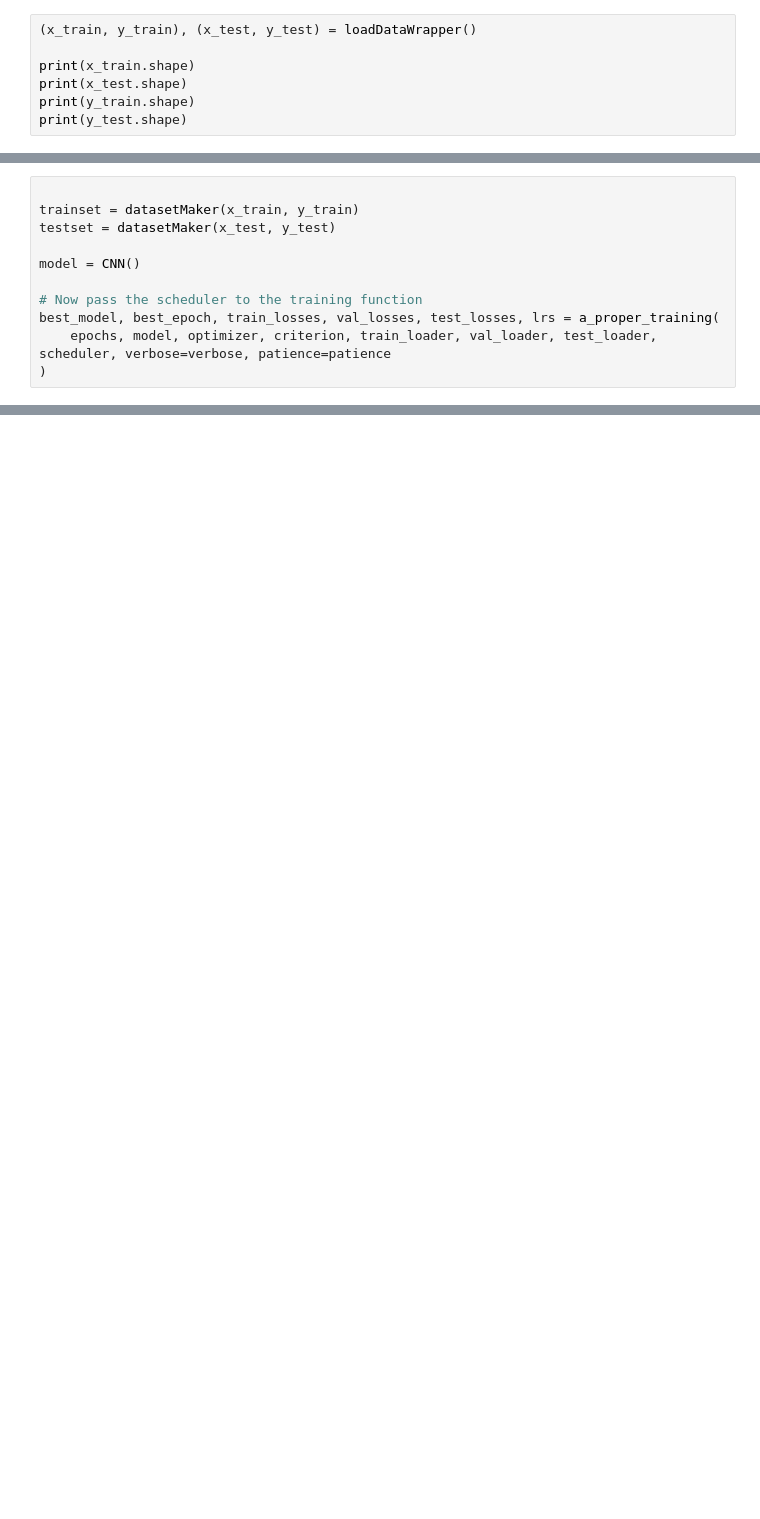
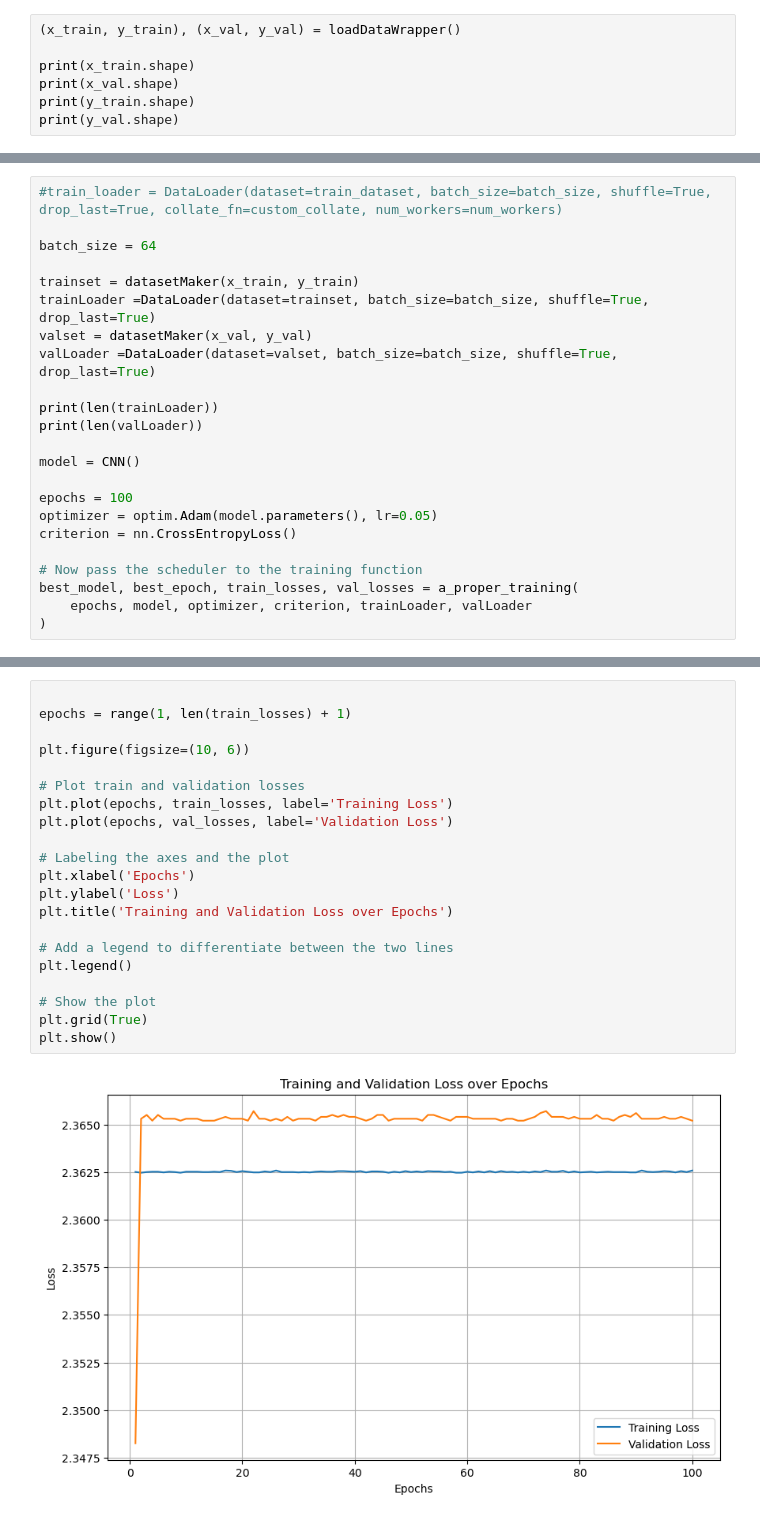
Before and after one commit to williamswe123/MNIST, a Jupyter notebook: TrainModel.ipynb, the cells around one changed output, grey strips where cells are left out. Cells and saved outputs as stored; diff of their text form; blank space fills up the shorter version.

```diff
--- a/TrainModel.ipynb
+++ b/TrainModel.ipynb
@@ -9,10 +13,10 @@ import copy
 
 from MNIST_loader import loadDataWrapper
 # %%
-(x_train, y_train), (x_test, y_test) = loadDataWrapper()
+(x_train, y_train), (x_val, y_val) = loadDataWrapper()
 
 print(x_train.shape)
-print(x_test.shape)
+print(x_val.shape)
 print(y_train.shape)
-print(y_test.shape)
+print(y_val.shape)
 # %% [output]
@@ -127,11 +136,23 @@ NameError: name 'nn' is not defined
 # %%
+#train_loader = DataLoader(dataset=train_dataset, batch_size=batch_size, shuffle=True, drop_last=True, collate_fn=custom_collate, num_workers=num_workers)
+
+batch_size = 64
 
 trainset = datasetMaker(x_train, y_train)
-testset = datasetMaker(x_test, y_test)
+trainLoader =DataLoader(dataset=trainset, batch_size=batch_size, shuffle=True, drop_last=True)
+valset = datasetMaker(x_val, y_val)
+valLoader =DataLoader(dataset=valset, batch_size=batch_size, shuffle=True, drop_last=True)
+
+print(len(trainLoader))
+print(len(valLoader))
 
 model = CNN()
 
+epochs = 100
+optimizer = optim.Adam(model.parameters(), lr=0.05)
+criterion = nn.CrossEntropyLoss()
+
 # Now pass the scheduler to the training function
-best_model, best_epoch, train_losses, val_losses, test_losses, lrs = a_proper_training(
-    epochs, model, optimizer, criterion, train_loader, val_loader, test_loader, scheduler, verbose=verbose, patience=patience
+best_model, best_epoch, train_losses, val_losses = a_proper_training(
+    epochs, model, optimizer, criterion, trainLoader, valLoader
 )
@@ -137,0 +177,23 @@ best_model, best_epoch, train_losses, val_losses, test_losses, lrs = a_proper_tr
+# %%
+
+epochs = range(1, len(train_losses) + 1)
+
+plt.figure(figsize=(10, 6))
+
+# Plot train and validation losses
+plt.plot(epochs, train_losses, label='Training Loss')
+plt.plot(epochs, val_losses, label='Validation Loss')
+
+# Labeling the axes and the plot
+plt.xlabel('Epochs')
+plt.ylabel('Loss')
+plt.title('Training and Validation Loss over Epochs')
+
+# Add a legend to differentiate between the two lines
+plt.legend()
+
+# Show the plot
+plt.grid(True)
+plt.show()
+# %% [output]
+[figure, added]
```
Also changed, not shown: parts of 8 cells of this notebook, 1 other file.
